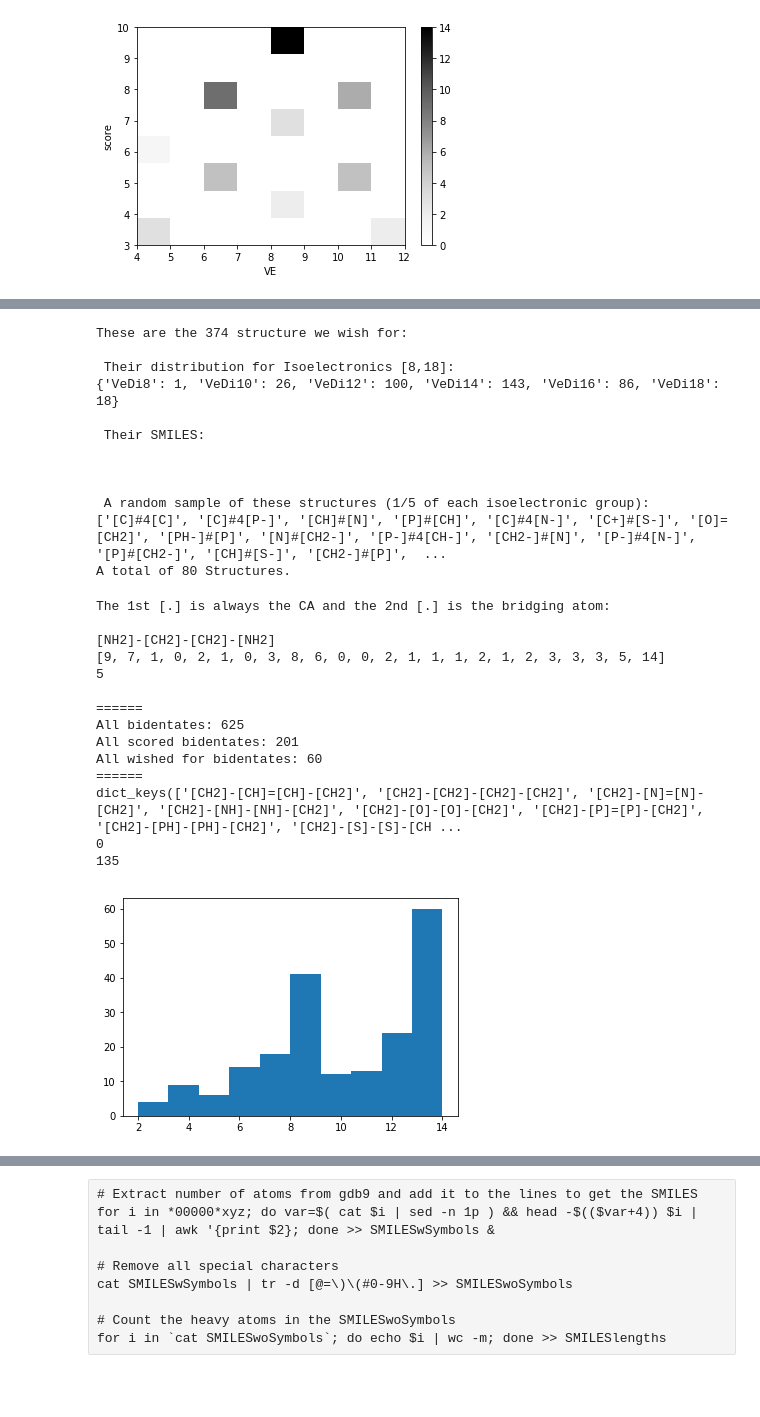
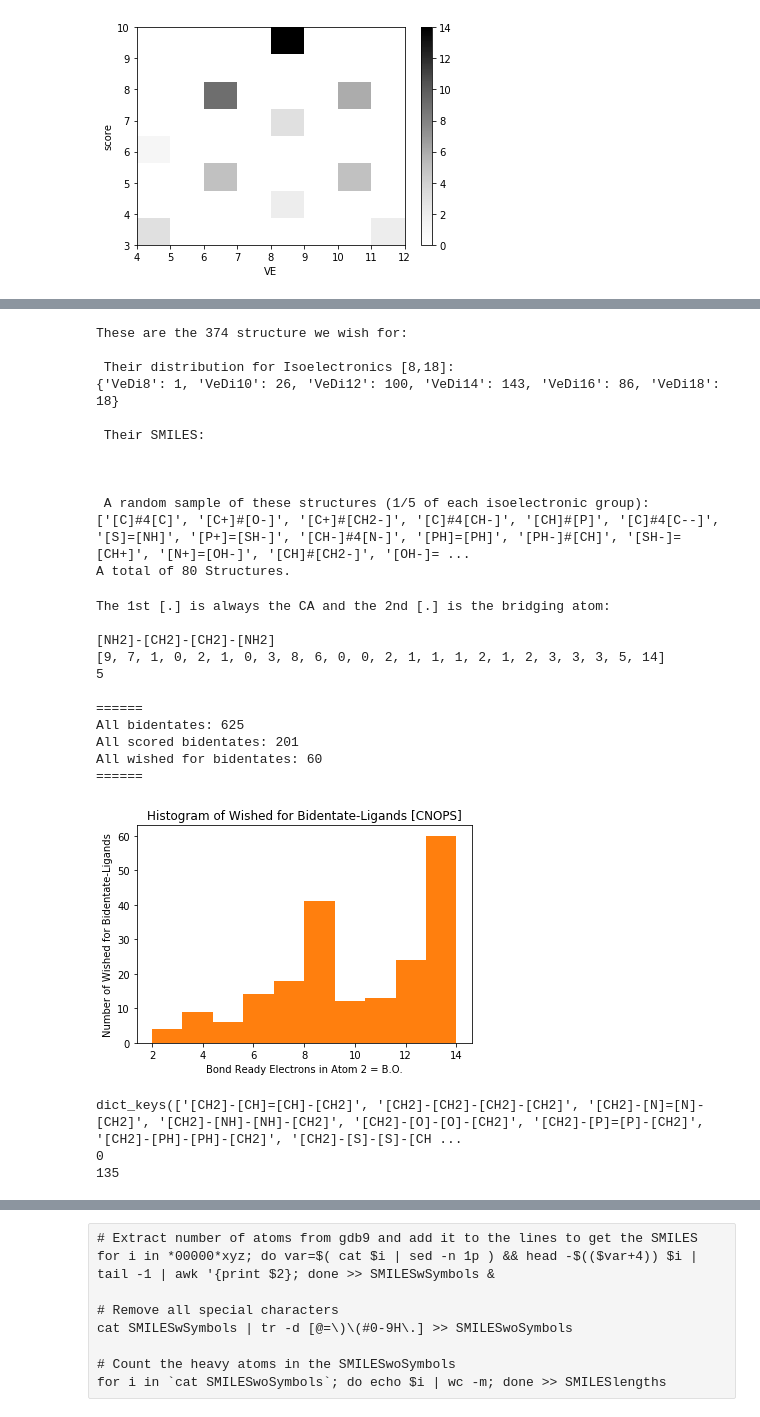
Before and after one commit to hjkgrp/smu, a Jupyter notebook: enum/enum.ipynb, the cells around one changed output, grey strips where cells are left out. Drawn from its saved outputs; the diff is of its cells as text; code cells hidden in the pictures; blank space fills up the shorter version.

```diff
--- a/enum/enum.ipynb
+++ b/enum/enum.ipynb
@@ -487,7 +487,7 @@ for name, props in scoredDictDi.items():
     histVE.append(props[1] + props[9])
 
     # populate the wishedDictDi
-    if props[-1] > thresholdDi:
+    if props[-1] > 9:
         wishedDictDi[name] = props
 
     # Evaluate compounds from Spectrochemical Series
@@ -508,7 +508,7 @@ plt.ylabel('Number of Wished for Di-Ligands')
 # plt.yscale('log', nonposy='clip')
 plt.title('Histogram of Wished for Di-Ligands [' + components + "]")
 plt.hist(histScore)
-# plt.savefig('distrDi_' + components + ".pdf", bbox_inches='tight')
+plt.savefig('distrDi' + components + ".pdf", bbox_inches='tight')
 plt.show()
 
 plt.hist2d(histVE, histScore, bins=[range(8, 23), range(0, 12)], cmap = 'Greys')
@@ -520,7 +520,7 @@ plt.colorbar()
 plt.show()
 
 # pprint.pprint(re.sub('[\'()a-z_]',"",str(wishedDictDi.keys())))
-# pprint.pprint(wishedDictDi)
+pprint.pprint(wishedDictDi)
 # %% [output]
 Name, Score = Charge + VSEPR + CA
 [C]#4[N-]: 3 + 4 + 3 = 10
@@ -608,7 +625,7 @@ These are the 374 structure we wish for:
 
 
  A random sample of these structures (1/5 of each isoelectronic group):
-['[C]#4[C]', '[C]#4[P-]', '[CH]#[N]', '[P]#[CH]', '[C]#4[N-]', '[C+]#[S-]', '[O]=[CH2]', '[PH-]#[P]', '[N]#[CH2-]', '[P-]#4[CH-]', '[CH2-]#[N]', '[P-]#4[N-]', '[P]#[CH2-]', '[CH]#[S-]', '[CH2-]#[P]',  ...
+['[C]#4[C]', '[C+]#[O-]', '[C+]#[CH2-]', '[C]#4[CH-]', '[CH]#[P]', '[C]#4[C--]', '[S]=[NH]', '[P+]=[SH-]', '[CH-]#4[N-]', '[PH]=[PH]', '[PH-]#[CH]', '[SH-]=[CH+]', '[N+]=[OH-]', '[CH]#[CH2-]', '[OH-]= ...
 A total of 80 Structures.
 # %%
 # enumeration of all homo-bidentates
@@ -745,13 +762,13 @@ print("All scored bidentates: " + str(len(scoredDictBident)))
 print("All wished for bidentates: " + str(len(wishedDictBident)))
 print('======')
 
-# plt.xlabel('Bond Ready Electrons in Atom 2 = B.O.')
-# plt.ylabel('Number of Wished for Bidentate-Ligands')
-# # plt.yscale('log', nonposy='clip')
-# plt.title('Histogram of Wished for Bidentate-Ligands [' + components + "]")
-# plt.hist(histScore)
-# # plt.savefig('monoDistr' + components + ".pdf", bbox_inches='tight')
-# plt.show()
+plt.xlabel('Bond Ready Electrons in Atom 2 = B.O.')
+plt.ylabel('Number of Wished for Bidentate-Ligands')
+# plt.yscale('log', nonposy='clip')
+plt.title('Histogram of Wished for Bidentate-Ligands [' + components + "]")
+plt.hist(histScore)
+# plt.savefig('bidDistr' + components + ".pdf")
+plt.show()
 
 # plt.hist(histVE)
 # plt.hist2d(histBondScore, histScore)
@@ -762,37 +779,37 @@ print('======')
 # plt.colorbar()
 # plt.show()
 
 # plt.xlabel('Number of Bond Ready Electrons on Atom 2')
 # plt.ylabel('#')
 # plt.hist(histUsual, bins = 14)
 # plt.show()
 #
 print(wishedDictBident.keys())
 plt.hist(histScore)
 
 totC  = 0
 totBO = 0
 for vals in wishedDictBident.values():
     totC += abs(vals[3])+abs(vals[11])
     totBO += vals[14] + vals[15]
 print(totC)
 print(totBO)
 # %% [output]
 The 1st [.] is always the CA and the 2nd [.] is the bridging atom:
 
 [NH2]-[CH2]-[CH2]-[NH2]
 [9, 7, 1, 0, 2, 1, 0, 3, 8, 6, 0, 0, 2, 1, 1, 1, 2, 1, 2, 3, 3, 3, 5, 14]
 5
 
 ======
 All bidentates: 625
 All scored bidentates: 201
 All wished for bidentates: 60
 ======
-dict_keys(['[CH2]-[CH]=[CH]-[CH2]', '[CH2]-[CH2]-[CH2]-[CH2]', '[CH2]-[N]=[N]-[CH2]', '[CH2]-[NH]-[NH]-[CH2]', '[CH2]-[O]-[O]-[CH2]', '[CH2]-[P]=[P]-[CH2]', '[CH2]-[PH]-[PH]-[CH2]', '[CH2]-[S]-[S]-[CH ...
-0
-135
-[figure, old version]
+[figure, new version]
+dict_keys(['[CH2]-[CH]=[CH]-[CH2]', '[CH2]-[CH2]-[CH2]-[CH2]', '[CH2]-[N]=[N]-[CH2]', '[CH2]-[NH]-[NH]-[CH2]', '[CH2]-[O]-[O]-[CH2]', '[CH2]-[P]=[P]-[CH2]', '[CH2]-[PH]-[PH]-[CH2]', '[CH2]-[S]-[S]-[CH ...
+0
+135
 # %%
 # selection
 print('These are the ' + str(len(wishedDictBident)) + ' structure we wish for:')
```
Also changed, not shown: parts of 3 cells of this notebook, 33 other files.
